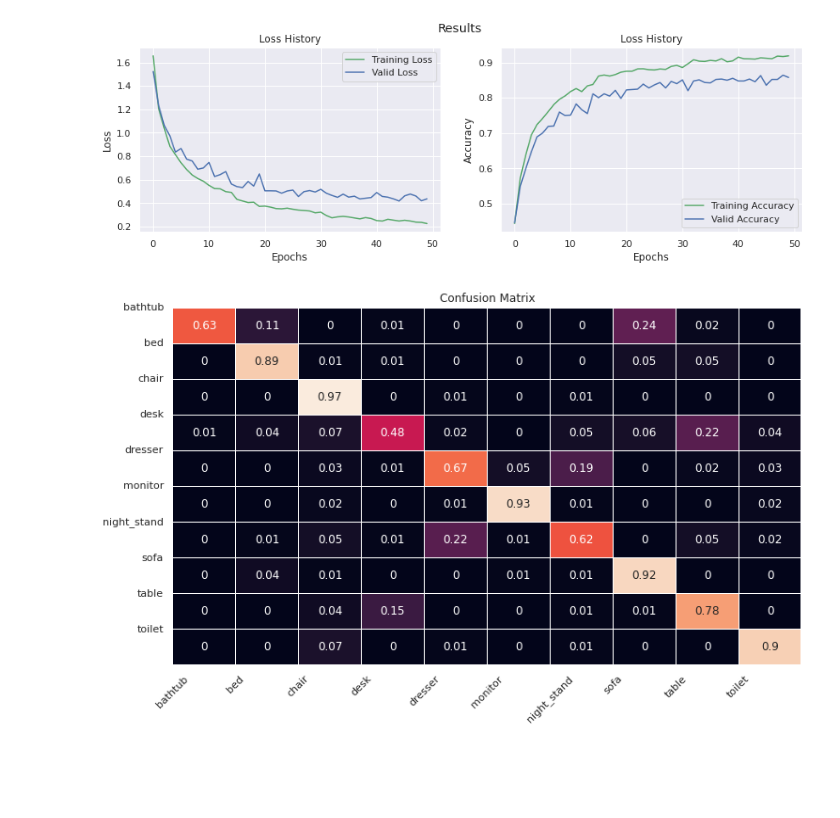
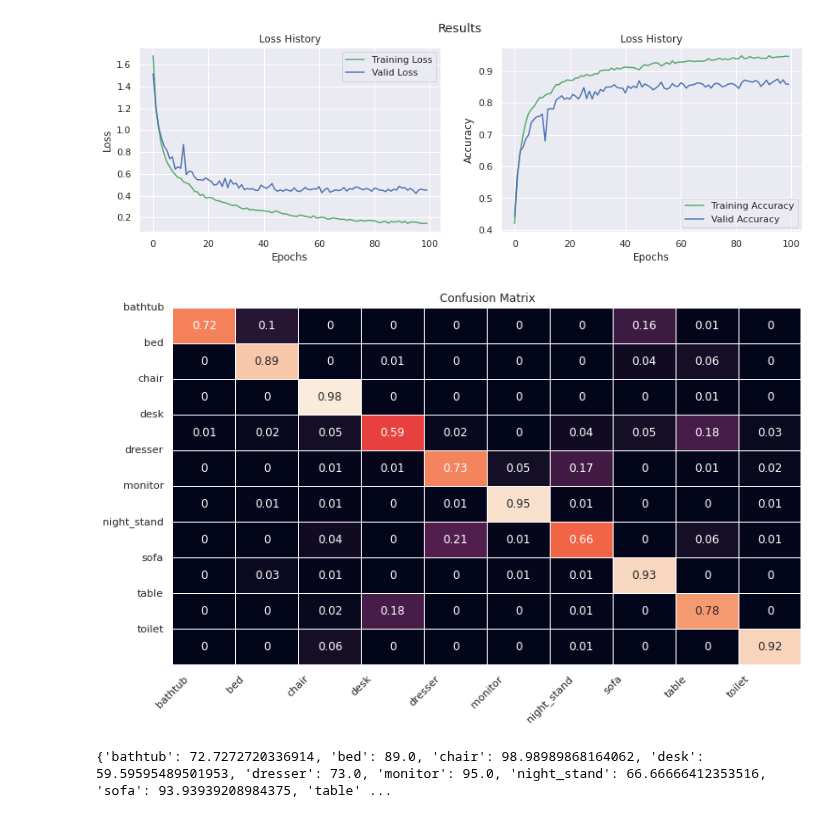
Before and after one commit to tabba98/neural-network, a Jupyter notebook: VoxNet.ipynb, the cells around one changed output. Saved outputs shown, nothing was run; the diff lists cells and outputs as text; code cells hidden in the pictures; blank space fills up the shorter version.

```diff
--- a/VoxNet.ipynb
+++ b/VoxNet.ipynb
@@ -234,8 +274,9 @@ class VoxNet_Trainer():
       self.test_dataloader = DataLoader(dataset=self.test_ds, batch_size=self.batch_size_test)
 
   def initModel(self):
-      self.model = BatchVoxNet()
-      #self.model = VoxNet()
+      self.model = VoxNet()
+      #self.model = BVoxNet()
+      #self.model = DMPVoxNet()
       self.device = "cuda" if torch.cuda.is_available() else "cpu"
       self.model.to(self.device)
       #self.opt = torch.optim.Adam(self.model.parameters(), lr=self.learning_rate)
@@ -331,6 +372,8 @@ class VoxNet_Trainer():
           self.history = {"train_loss": torch.tensor(train_loss_history), "train_acc": torch.tensor(train_acc_history),
                           "valid_loss": torch.tensor(valid_loss_history), "valid_acc": torch.tensor(valid_acc_history)}
 
+  def getHistory(self):
+      return self.history
 
   def generateConfusionMatrix(self):
       fig=plt.figure(figsize = (12,7))
@@ -454,7 +553,7 @@ training_hyperparameters = {
     "learning_rate": 0.1,
     "sgd_momentum": 0,
     "data_size": 32,
-    "epochs": 50,
+    "epochs": 100,
     "lr_scheduler_step": 16,
     "lr_scheduler_gamma": 0.7,
     "train_batch_size": 32,
@@ -513,18 +612,23 @@ valid-loss: 0.75, valid-acc: 75.11%
 # %%
 def smooth(x, w=0):
     last = x[0]
     smoothed = []
     for point in x:
       smoothed_val = w * last + (1 - w) * point
       smoothed.append(smoothed_val)
       ast = smoothed_val
 
     return smoothed
 
+history2 = trainer2.getHistory()
 trainer2.showResults()
 # %% [output]
-[figure, old version]
+[figure, new version]
 # %%
 trainer2.generateConfusionMatrix()
 # %% [output]
-[figure, old version]
+[figure, new version]
+# %%
+trainer2.getPerClassAccuracy()
+# %% [output]
+{'bathtub': 72.7272720336914, 'bed': 89.0, 'chair': 98.98989868164062, 'desk': 59.59595489501953, 'dresser': 73.0, 'monitor': 95.0, 'night_stand': 66.66666412353516, 'sofa': 93.93939208984375, 'table' ...
```
Also changed, not shown: parts of 24 cells of this notebook.
